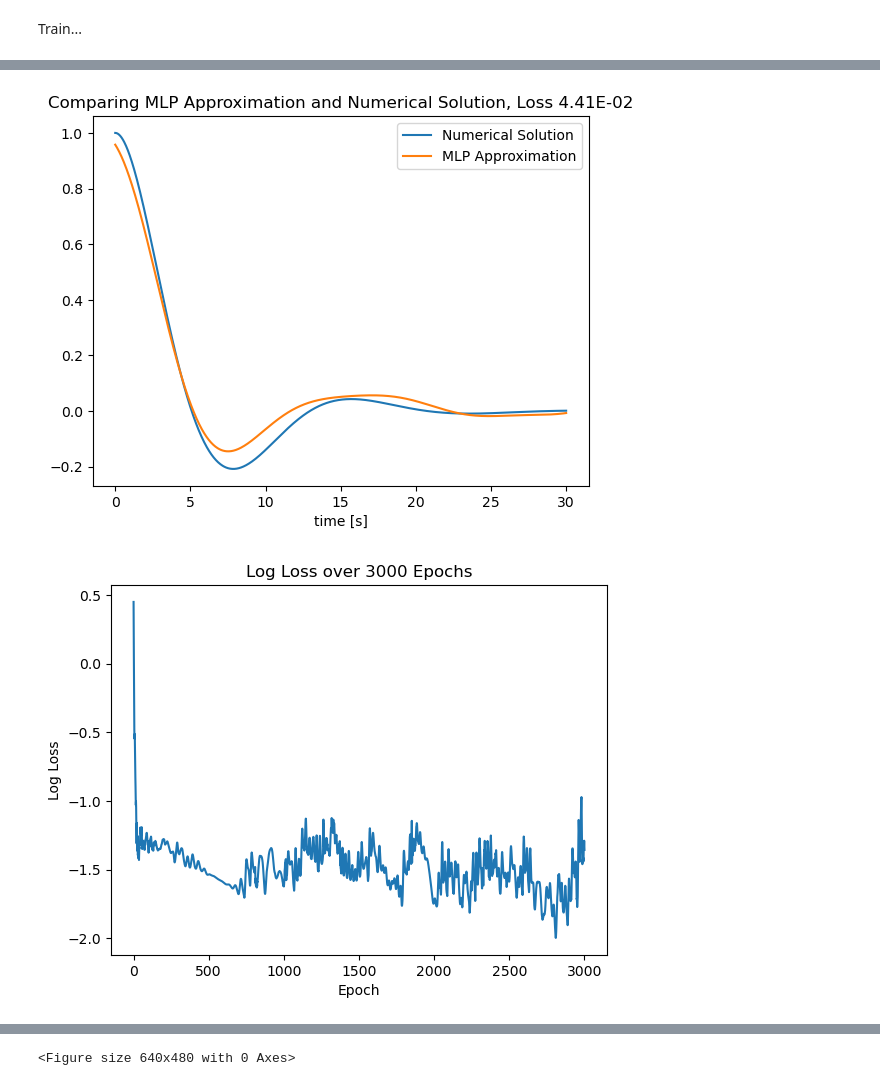
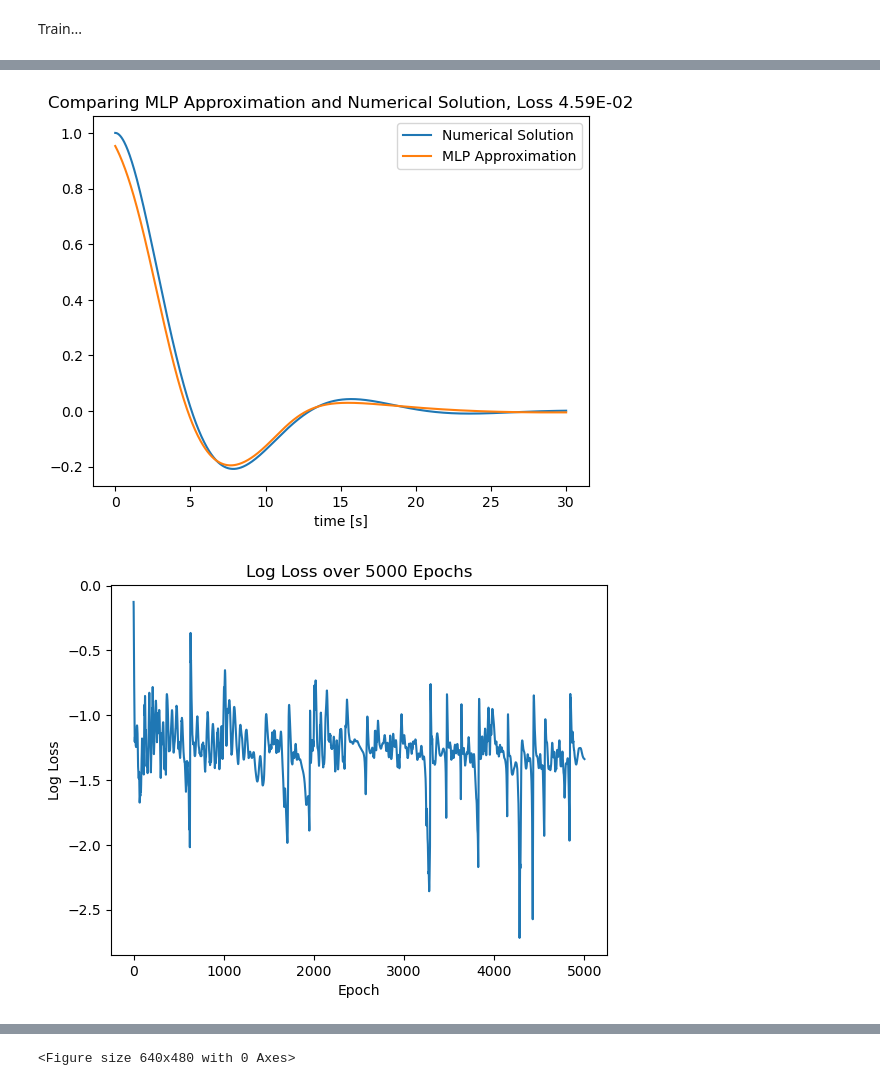
Before and after one commit to RoshenS/PINNs, a Jupyter notebook: PINN temp code.ipynb, the cells around one changed output, grey strips where cells are left out. Cells and saved outputs as stored; diff of their text form; code cells hidden in the pictures.

```diff
--- a/PINN temp code.ipynb
+++ b/PINN temp code.ipynb
@@ -105,7 +105,7 @@ def pinn(input_size, output_size, num_layers, nodes_per_layer, activation):
     # Hidden layers
     for _ in range(num_layers):
         layers.append(nn.Linear(nodes_per_layer, nodes_per_layer))
-        layers.append(activation(nodes_per_layer))
+        layers.append(activation())
 
     # Output layer
     layers.append(nn.Linear(nodes_per_layer, output_size))
@@ -114,7 +114,7 @@ def pinn(input_size, output_size, num_layers, nodes_per_layer, activation):
 
 # custom trainable Tanh activation fn
 class TTanh(nn.Module):
-    def __init__(self, features):
+    def __init__(self, features=i_len):
         super().__init__()
         self.features = features
         self.a = nn.Parameter(torch.randn(1, features))
@@ -124,7 +124,7 @@ class TTanh(nn.Module):
 
 #custom SIREN activation fn
 class Siren(nn.Module):
-    def __init__(self, features):
+    def __init__(self, features=i_len):
         super(Siren, self).__init__()
         self.features = features
         # Learnable parameters for the phase and bias
@@ -133,12 +133,11 @@ class Siren(nn.Module):
 
     def forward(self, x):
         # Apply the periodic activation function
-        #x = x.unsqueeze(-1)  # Add a dimension for broadcasting
         x = x + self.phase
         x = torch.sin(x) + self.bias
         return x
 
-model = pinn(params_in, params_out, i_num, i_len, Siren)
+model = pinn(params_in, params_out, i_num, i_len, TTanh)
 # %% [markdown]
 Creating a custom loss function using the following:
 
@@ -248,12 +279,20 @@ def plot_comp():
     plt.ylabel("Log Loss")
     plt.show()
     plt.clf()
+
+    plt.plot(torch.log10(torch.mean(torch.abs(torch.stack(phy_grads,1)),0)),label='log mean phy loss grad')
+    plt.plot(torch.log10(torch.mean(torch.abs(torch.stack(ic_grads,1)),0)),label='log mean ic loss grad')
+    plt.title(f"Gradient of parameters over {epoch} Epochs")
+    plt.xlabel("Loss Computations")
+    plt.ylabel("Log Mean gradients for model parameters")
+    plt.legend()
+    plt.show()
+    plt.clf()
 # %% [markdown]
 Train...
 # %%
 # choose optimizer
 optim = Adam(model.parameters())
-weight = 1
 
 def closure():
     loss = loss_fn(model, train)
@@ -262,13 +301,18 @@ def closure():
     prev_loss.append(loss.item())
     return loss
 
-n_epochs = 3001
+# train
+w_update = 30
+n_epochs = 5001
 prev_loss = list()
 
 for epoch in range(n_epochs):
 
     optim.step(closure)
 
+    #if not (epoch%w_update):
+    #    ic_weight = weight_update(w_update)
+
     if not (epoch%100):
         print(f'Finished epoch {epoch}, latest loss {prev_loss[-1]:.2E}')
 
@@ -294,2 +338,2 @@ Finished epoch 3000, latest loss 4.41E-02
-[figure, old version]
+[figure, new version]
-[figure, old version]
+[figure, new version]
```
Also changed, not shown: parts of 2 cells of this notebook.
